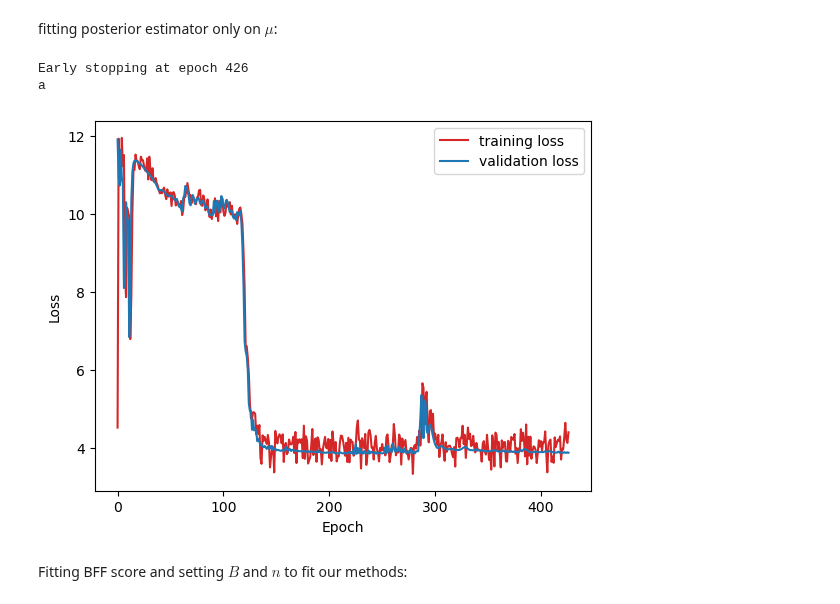
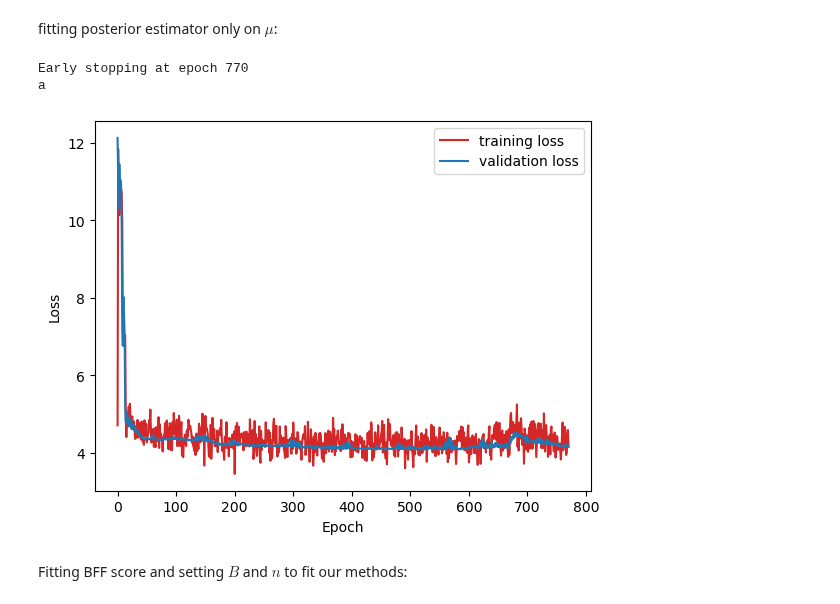
Before and after one commit to Monoxido45/CSI, a Jupyter notebook: experiments/nuissance_test.ipynb, the cells around one changed output. Cells and saved outputs as stored; diff of their text form; code cells hidden in the pictures.

```diff
--- a/experiments/nuissance_test.ipynb
+++ b/experiments/nuissance_test.ipynb
@@ -1188,19 +1191,19 @@ fitting posterior estimator only on $\mu$:
 # %%
 nflow_poisson_model = fit_post_model(
     simulator,
     prior,
     B_model = 25000,
-    n = 5,
+    n = 1,
     seed = 125,
     nuisance_idx = 0,
     split_seed = 45,
     patience = 200,
     n_flows = 4,
     poisson = True)
 # %% [output]
-Early stopping at epoch 426
+Early stopping at epoch 770
 a
-[figure, old version]
+[figure, new version]
 # %% [markdown]
 Fitting BFF score and setting $B$ and $n$ to fit our methods:
 # %%
```
Also changed, not shown: parts of 20 cells of this notebook, 1 other file.
